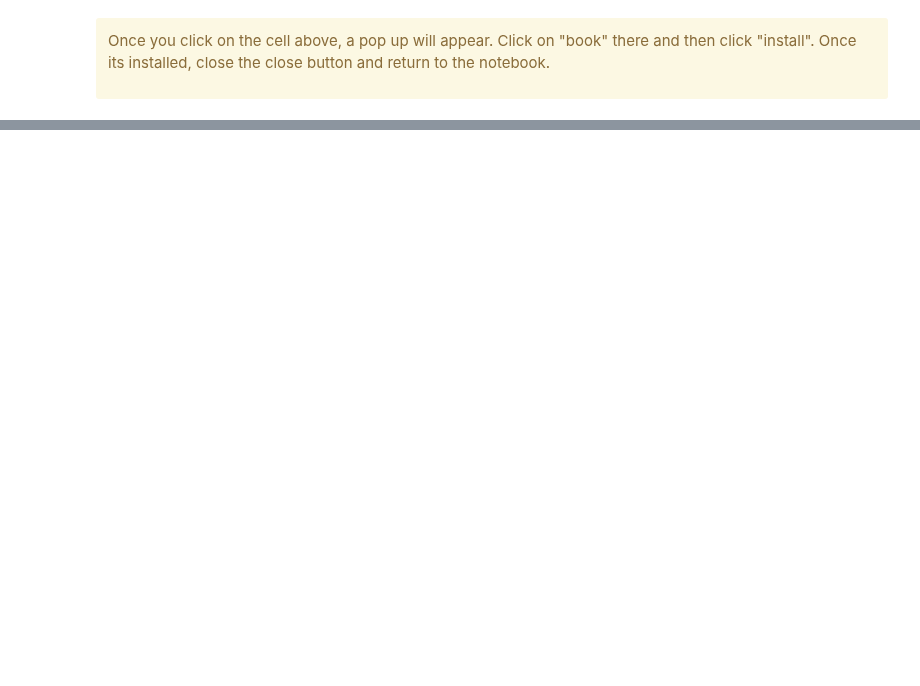
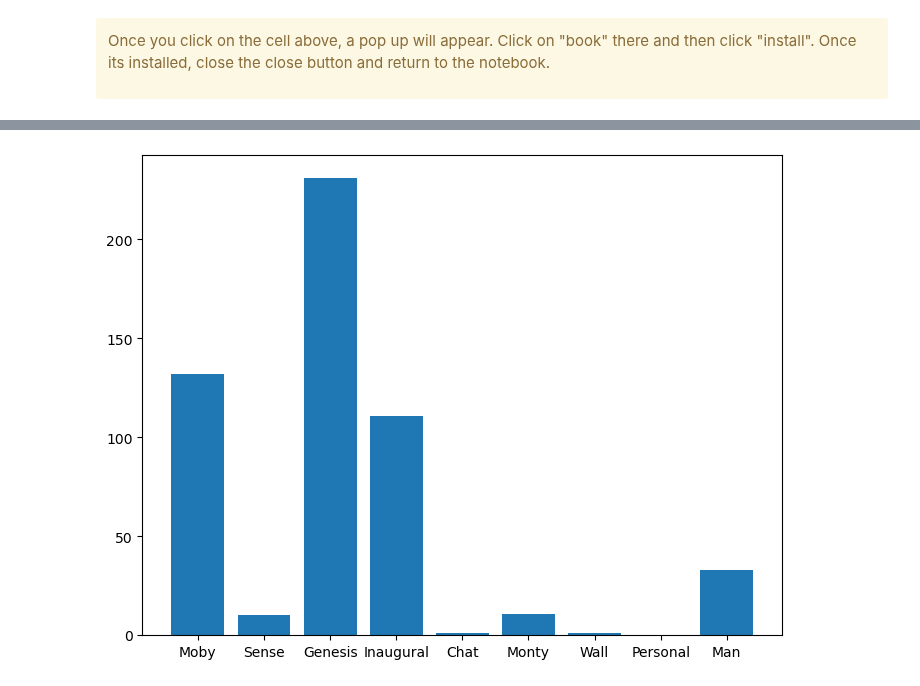
Before and after one commit to mettalrose/DS2F_Workshop_Text_Mining, a Jupyter notebook: DS2F_draft.ipynb, the cells around one changed output, grey strips where cells are left out. Saved outputs shown, nothing was run; the diff lists cells and outputs as text; code cells hidden in the pictures; blank space fills up the shorter version.

```diff
--- a/DS2F_draft.ipynb
+++ b/DS2F_draft.ipynb
@@ -219,0 +327,10 @@ Please keep in mind that you are not expected to memorize or fully comprehend th
+# %%
+a = text1.count("God")
+b = text2.count("God")
+c = text3.count("God")
+d = text4.count("God")
+e = text5.count("God")
+f = text6.count("God")
+g = text7.count("God")
+h = text8.count("God")
+i = text9.count("God")
@@ -219,0 +373,9 @@ Please keep in mind that you are not expected to memorize or fully comprehend th
+# %%
+fig = plt.figure()
+ax = fig.add_axes([0,0,1,1])
+texts = ['Moby', 'Sense', 'Genesis', 'Inaugural', 'Chat','Monty','Wall','Personal','Man']
+frequency = [a,b,c,d,e,f,g,h,i]
+ax.bar(texts,frequency)
+plt.show()
+# %% [output]
+[figure, added]
```
Also changed, not shown: parts of 105 cells of this notebook.
